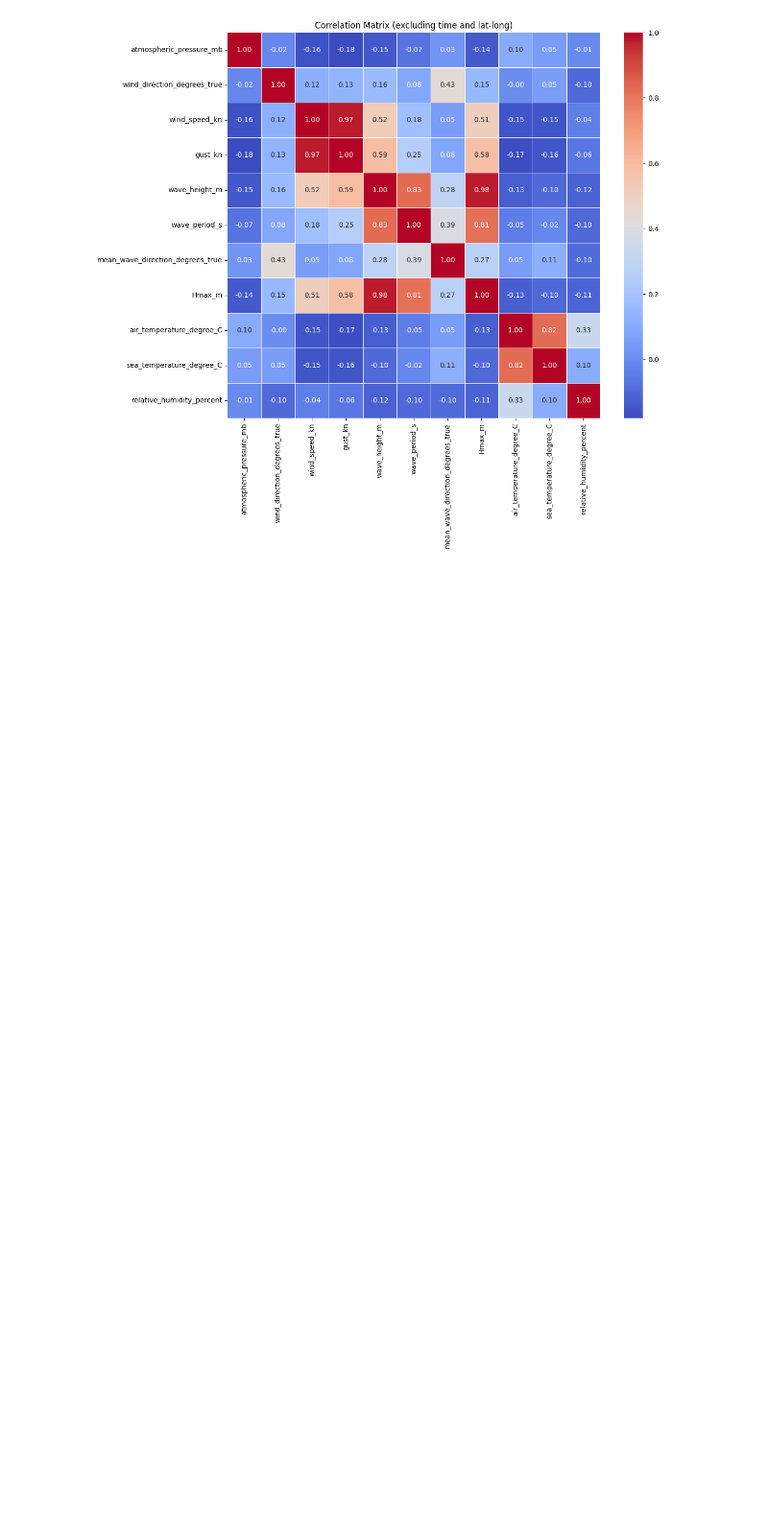
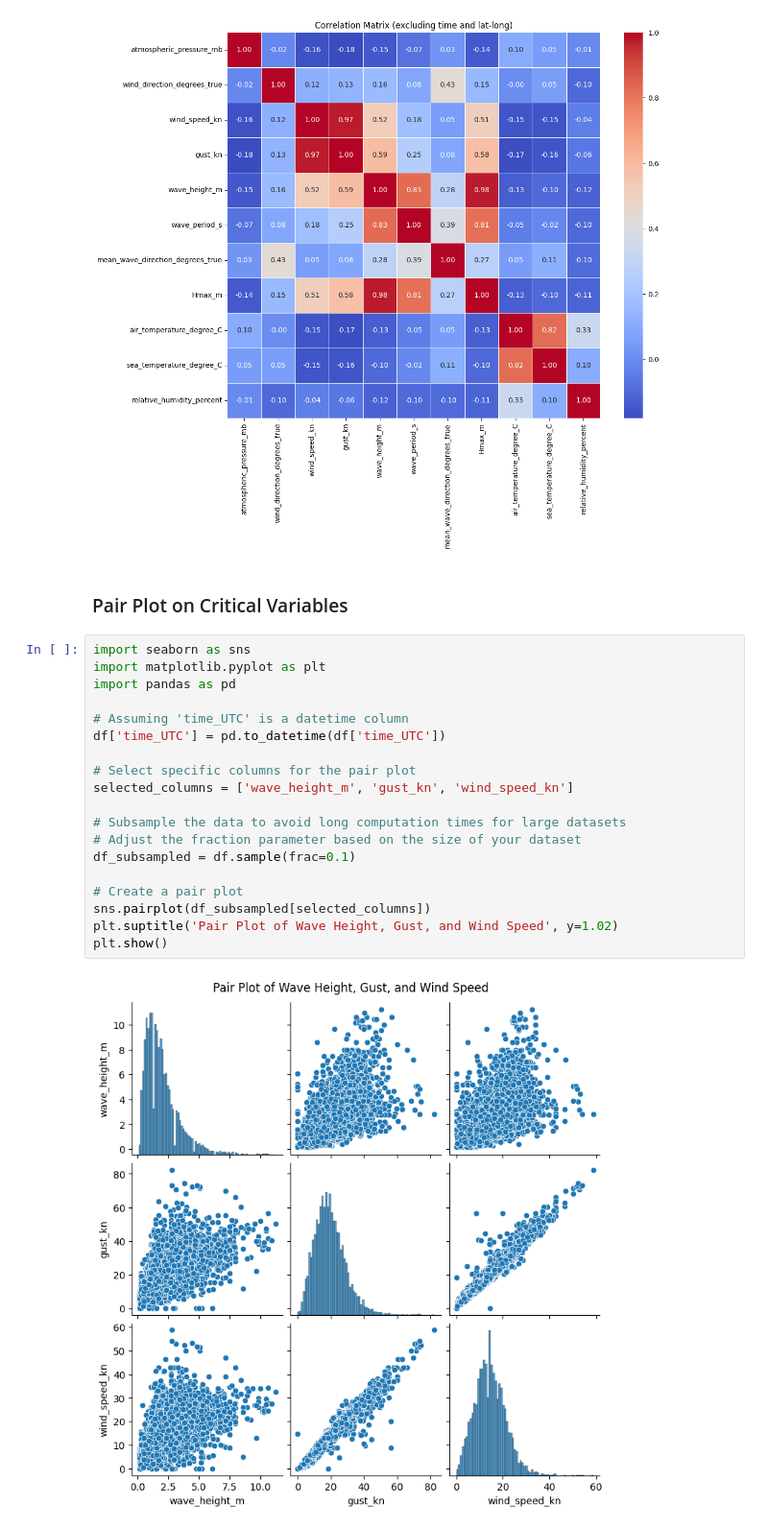
Before and after one commit to ggkopp/Capstone-Project, a Jupyter notebook: ExploratoryDataAnalytics.ipynb, the cells around one changed output. Shown: that part at 96% size. Drawn from its saved outputs; the diff is of its cells as text; blank space fills up the shorter version.

```diff
--- a/ExploratoryDataAnalytics.ipynb
+++ b/ExploratoryDataAnalytics.ipynb
@@ -131,3 +131,26 @@ plt.title('Correlation Matrix (excluding time and lat-long)')
 plt.show()
 # %% [output]
 [figure]
+# %% [markdown]
+### Pair Plot on Critical Variables
+# %%
+import seaborn as sns
+import matplotlib.pyplot as plt
+import pandas as pd
+
+# Assuming 'time_UTC' is a datetime column
+df['time_UTC'] = pd.to_datetime(df['time_UTC'])
+
+# Select specific columns for the pair plot
+selected_columns = ['wave_height_m', 'gust_kn', 'wind_speed_kn']
+
+# Subsample the data to avoid long computation times for large datasets
+# Adjust the fraction parameter based on the size of your dataset
+df_subsampled = df.sample(frac=0.1)
+
+# Create a pair plot
+sns.pairplot(df_subsampled[selected_columns])
+plt.suptitle('Pair Plot of Wave Height, Gust, and Wind Speed', y=1.02)
+plt.show()
+# %% [output]
+[figure, added]
```
